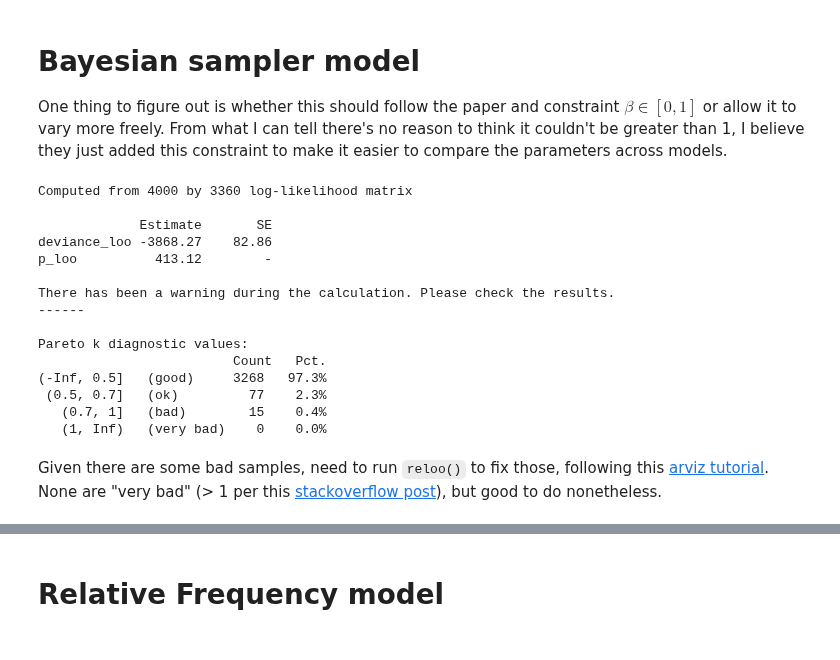
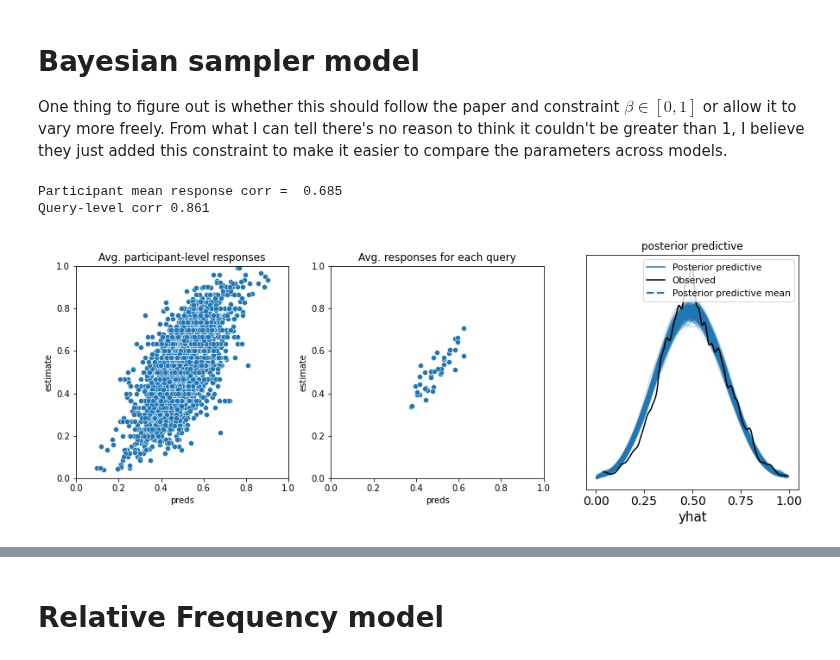
Before and after one commit to derekpowell/bayesian-sampler, a Jupyter notebook: bsampler-numpyro-exp2.ipynb, the cells around one changed output, grey strips where cells are left out. Saved outputs shown, nothing was run; the diff lists cells and outputs as text; code cells hidden in the pictures.

```diff
--- a/bsampler-numpyro-exp2.ipynb
+++ b/bsampler-numpyro-exp2.ipynb
@@ -62,7 +63,7 @@ def bayesian_sampler_complex(data, y=None):
         betas = numpyro.sample("beta", dist.Normal(0,1))
 #         N_deltas = numpyro.sample("N_delta", dist.HalfNormal(50))
 #         N_primes = numpyro.sample("N_prime", dist.HalfNormal(50))
-        N_deltas = numpyro.sample("N_delta", dist.Normal(0,10))
+        N_deltas = numpyro.sample("N_delta", dist.Normal(0,3)) # 3/25/21, 11:10 PM changed this
         N_primes = numpyro.sample("N_prime", dist.Normal(0,3))
 
     # subject/query-level parameters/priors
@@ -70,10 +71,10 @@ def bayesian_sampler_complex(data, y=None):
         thetas = numpyro.sample("theta", dist.Dirichlet(jnp.ones(4)))
 
     beta = jnp.exp(betas[subj]) # use jnp.exp() if unbounded
-    theta_ind = ((subj*2)+cond)
+    theta_ind = ((subj*n_conds)+cond)
     theta = thetas[theta_ind,:]
-#     N = 1 + N_primes[subj] + N_deltas[subj] * not_conjdisj # they required N be at least 1, no pooling for now
-    N_lin = N_primes[subj] + N_deltas[subj] * not_conjdisj
+#     N = 1 + N_primes[subj] + N_deltas[subj] * not_conjdisj
+    N_lin = N_primes[subj] + N_deltas[subj] * not_conjdisj #  < -------------- gah, fix this 3/26/21, 9:41 AM
     N = 1 + jnp.exp(N_lin) # they required N be at least 1
 
     p_bs = prob_judge_BS(theta, X_num, X_denom, N, beta)
@@ -85,8 +86,8 @@ def bayesian_sampler_complex(data, y=None):
     return yhat
 # %%
 mcmc_bs = MCMC(NUTS(bayesian_sampler_complex, target_accept_prob=.80),
-               num_warmup=2000,
-               num_samples=2_000,
+               num_warmup=1_000,
+               num_samples=1_000,
                num_chains=2)
 
 mcmc_bs.run(random.PRNGKey(0), X_data, y_data)
@@ -94,22 +95,8 @@ mcmc_bs.run(random.PRNGKey(0), X_data, y_data)
 # mcmc_bs.print_summary()
 # %%
 az_data_bs = make_arviz_data(mcmc_bs, bayesian_sampler_complex, X_data) # see model_helpers.py
-az.loo(az_data_bs, scale="deviance", pointwise=True)
+plot_model_preds(df, az_data_bs)
 # %% [output]
-Computed from 4000 by 3360 log-likelihood matrix
-
-             Estimate       SE
-deviance_loo -3868.27    82.86
-p_loo          413.12        -
-
-There has been a warning during the calculation. Please check the results.
-------
-
-Pareto k diagnostic values:
-                         Count   Pct.
-(-Inf, 0.5]   (good)     3268   97.3%
- (0.5, 0.7]   (ok)         77    2.3%
-   (0.7, 1]   (bad)        15    0.4%
-   (1, Inf)   (very bad)    0    0.0%
+Participant mean response corr =  0.685
+Query-level corr 0.861
+[figure, added]
-# %% [markdown]
-Given there are some bad samples, need to run `reloo()` to fix those, following this [arviz tutorial](https://arviz-devs.github.io/arviz/user_guide/numpyro_refitting_xr_lik.html). None are "very bad" (> 1 per this [stackoverflow post](https://stats.stackexchange.com/questions/304958/warnings-during-waic-computation-how-to-proceed)), but good to do nonetheless.
```
Also changed, not shown: parts of 37 cells of this notebook, 5 other files.
